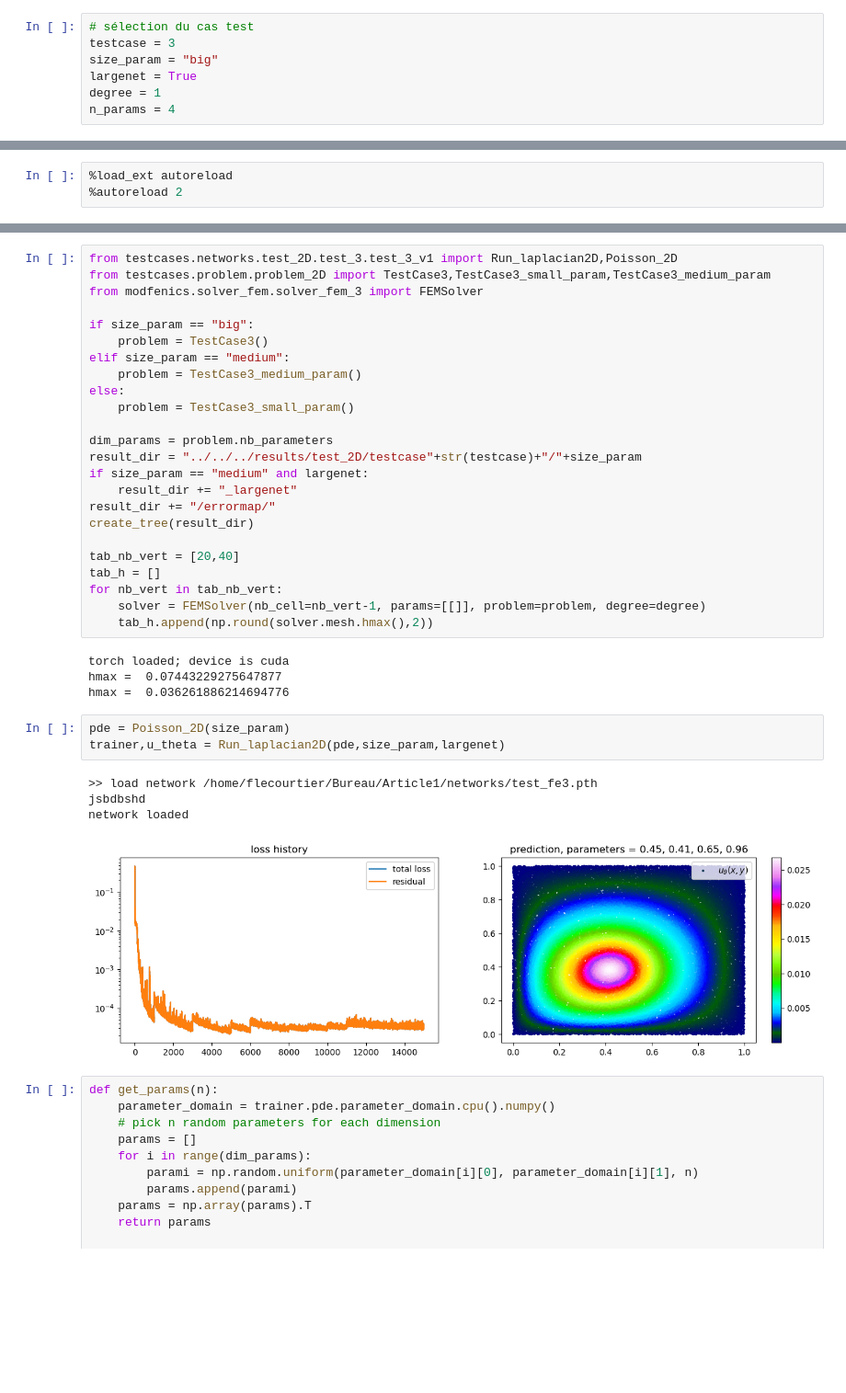
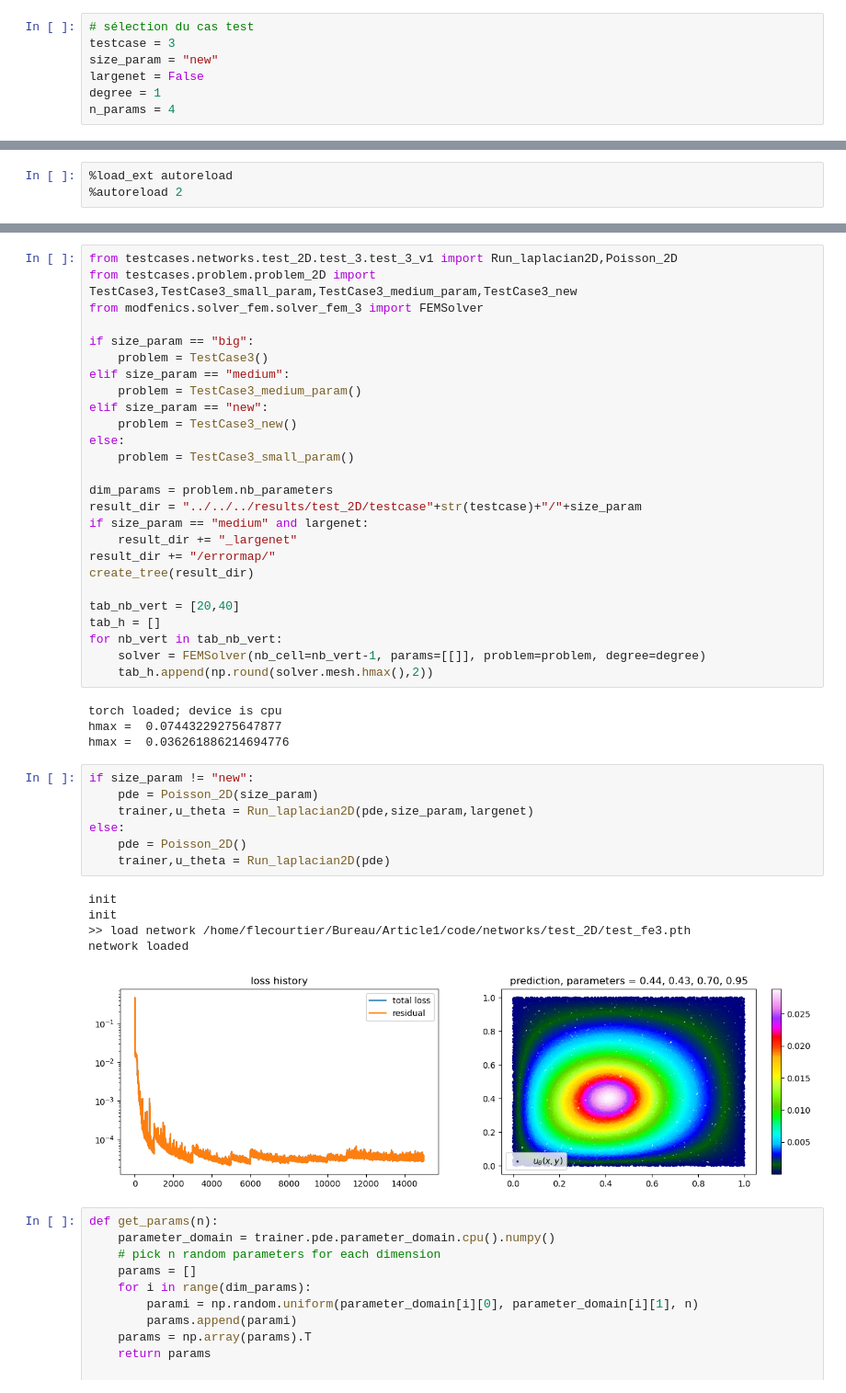
Before and after one commit to flecourtier/Article1, a Jupyter notebook: tests_FEniCS/test_2D/plot_error_map/plot_error_map_3.ipynb, the cells around one changed output, grey strips where cells are left out. Shown at 92% size. Saved outputs shown, nothing was run; the diff lists cells and outputs as text; blank space fills up the shorter version.

```diff
--- a/tests_FEniCS/test_2D/plot_error_map/plot_error_map_3.ipynb
+++ b/tests_FEniCS/test_2D/plot_error_map/plot_error_map_3.ipynb
@@ -3,8 +3,8 @@
 # %%
 # sélection du cas test
 testcase = 3
-size_param = "big"
-largenet = True
+size_param = "new"
+largenet = False
 degree = 1
 n_params = 4
 # %%
@@ -48,12 +45,14 @@ cuda device name:    NVIDIA RTX 2000 Ada Generation Laptop GPU
 # %%
 from testcases.networks.test_2D.test_3.test_3_v1 import Run_laplacian2D,Poisson_2D
-from testcases.problem.problem_2D import TestCase3,TestCase3_small_param,TestCase3_medium_param
+from testcases.problem.problem_2D import TestCase3,TestCase3_small_param,TestCase3_medium_param,TestCase3_new
 from modfenics.solver_fem.solver_fem_3 import FEMSolver
 
 if size_param == "big":
     problem = TestCase3()
 elif size_param == "medium":
     problem = TestCase3_medium_param()
+elif size_param == "new":
+    problem = TestCase3_new()
 else:
     problem = TestCase3_small_param()
 
@@ -70,17 +69,22 @@ for nb_vert in tab_nb_vert:
     solver = FEMSolver(nb_cell=nb_vert-1, params=[[]], problem=problem, degree=degree)
     tab_h.append(np.round(solver.mesh.hmax(),2))
 # %% [output]
-torch loaded; device is cuda
+torch loaded; device is cpu
 hmax =  0.07443229275647877
 hmax =  0.036261886214694776
 # %%
-pde = Poisson_2D(size_param)
-trainer,u_theta = Run_laplacian2D(pde,size_param,largenet)
+if size_param != "new":
+    pde = Poisson_2D(size_param)
+    trainer,u_theta = Run_laplacian2D(pde,size_param,largenet)
+else:
+    pde = Poisson_2D()
+    trainer,u_theta = Run_laplacian2D(pde)
 # %% [output]
->> load network /home/flecourtier/Bureau/Article1/networks/test_fe3.pth
-jsbdbshd
+init
+init
+>> load network /home/flecourtier/Bureau/Article1/code/networks/test_2D/test_fe3.pth
 network loaded
-[figure, old version]
+[figure, new version]
 # %%
 def get_params(n):
     parameter_domain = trainer.pde.parameter_domain.cpu().numpy()
```
Also changed, not shown: parts of 2 cells of this notebook, 5 other files.
